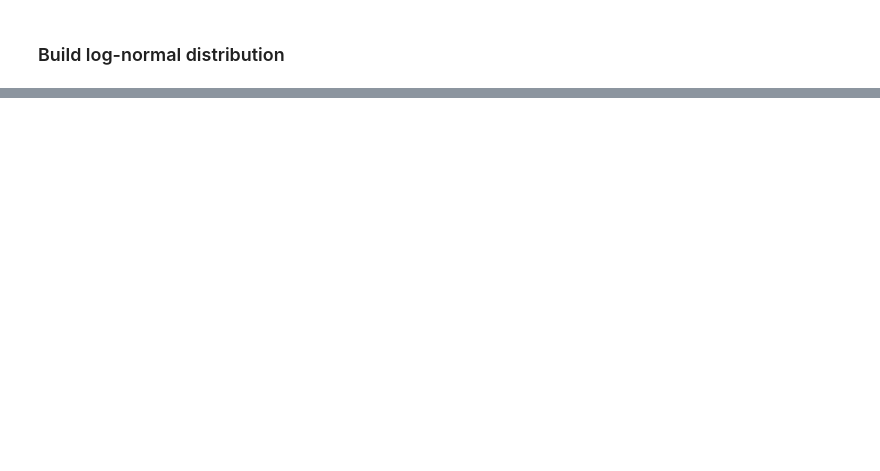
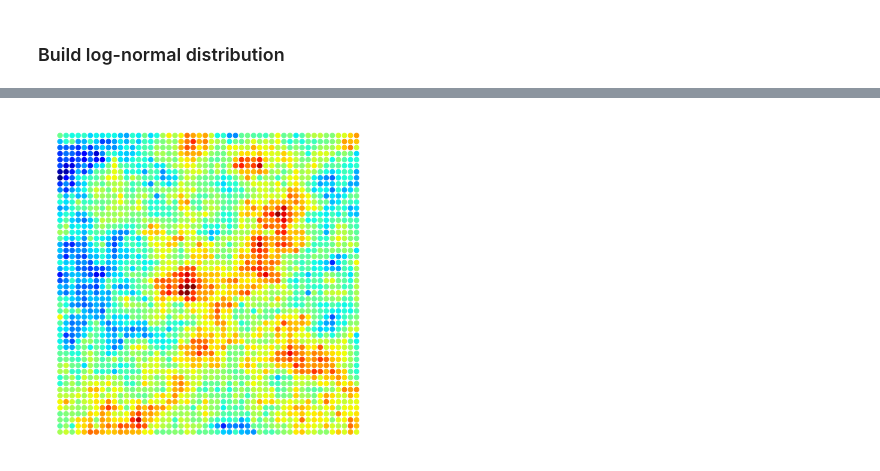
Before and after one commit to mark-hobbs/pyrf, a Jupyter notebook: Random_field_generation.ipynb, the cells around one changed output, grey strips where cells are left out. Cells and saved outputs as stored; diff of their text form; code cells hidden in the pictures; blank space fills up the shorter version.

```diff
--- a/Random_field_generation.ipynb
+++ b/Random_field_generation.ipynb
@@ -71,3 +75,7 @@ md.visualise(x, np.log(K))
+# %%
+md.visualise(x, np.log(K), 20)
+# %% [output]
+[figure, added]
 # %%
 lognormal.print_distribution_properties(K)
 # %% [output]
```
Also changed, not shown: parts of 8 cells of this notebook, 1 other file.
